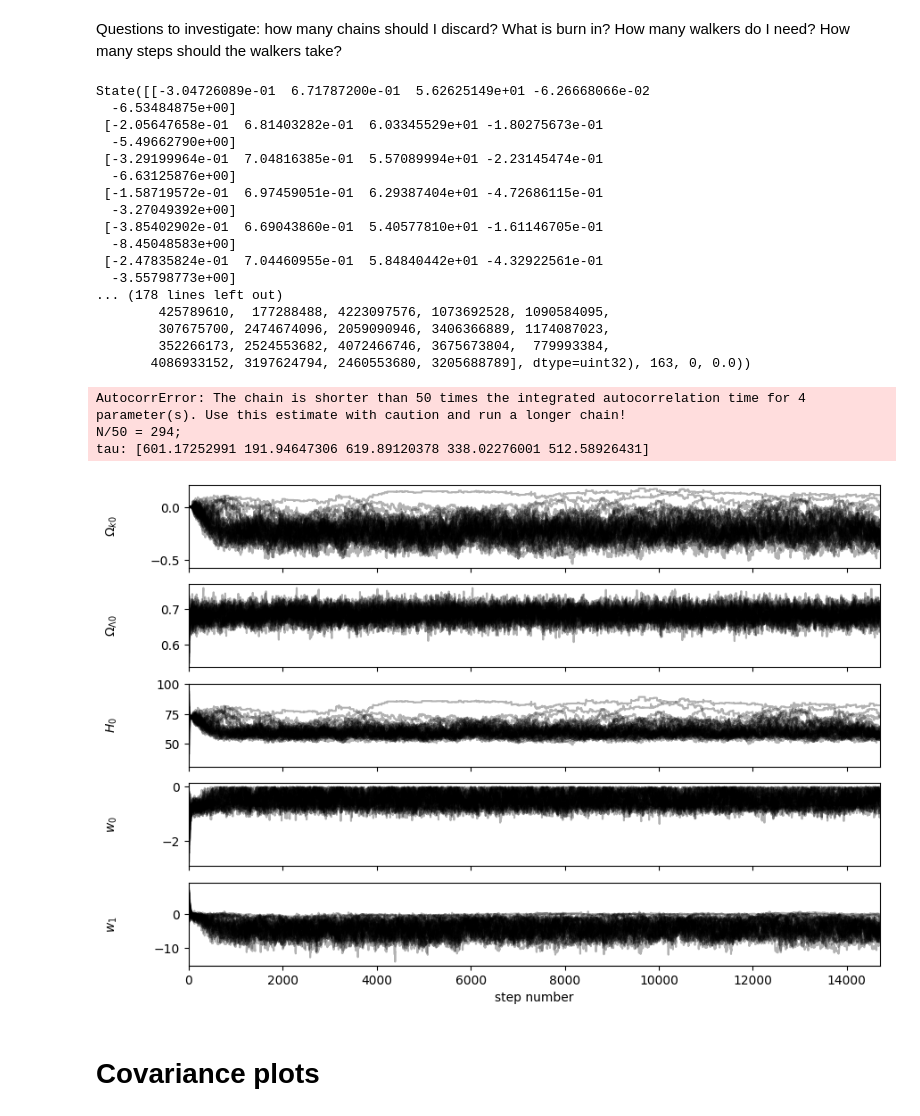
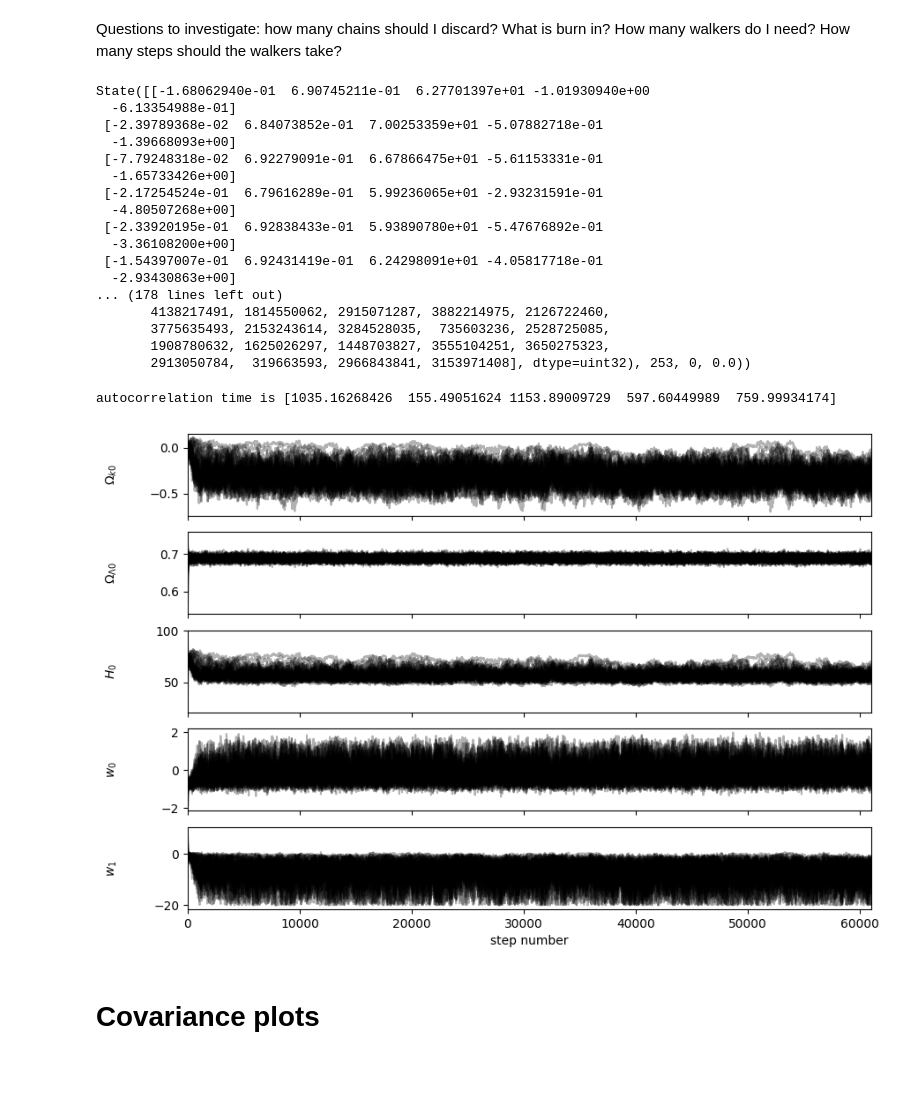
Before and after one commit to LightningMinion/Supernova-Cosmology, a Jupyter notebook: aCDM MCMC.ipynb, the cells around one changed output. Saved outputs shown, nothing was run; the diff lists cells and outputs as text; code cells hidden in the pictures; blank space fills up the shorter version.

```diff
--- a/aCDM MCMC.ipynb
+++ b/aCDM MCMC.ipynb
@@ -86,7 +86,7 @@ omega_DE_stdev_prior = 0.0056
 def log_prior(theta, z):
     omega_k, omega_DE, H0, w0, w1 = theta
     H2 = Friedmann_eq2(z, theta)
-    if not (-1<omega_k<1 and np.all(H2>0) and -3<w0<-0.01 and 20<H0<100 and -20<w1<9):
+    if not (-1<omega_k<1 and np.all(H2>0) and -3<w0<3 and 20<H0<100 and -20<w1<9):
         return -np.inf
     return -0.5*(omega_DE-omega_DE_prior)**2/omega_DE_stdev_prior**2
 
@@ -120,53 +120,51 @@ def log_probability(theta, z, mu, covmatrix_inv):
 # %% [markdown]
 Questions to investigate: how many chains should I discard? What is burn in? How many walkers do I need? How many steps should the walkers take?
 # %%
-nsteps = 5000 #number of steps walkers take
+nsteps = 1000 #number of steps walkers take
 nwalkers, ndim = pos.shape
 sampler = emcee.EnsembleSampler(
     nwalkers, ndim, log_probability, args = (sn_z, sn_mu, covmat_inv)
 )
 sampler.run_mcmc(pos, nsteps, progress = True)
 # %% [output]
-State([[-3.04726089e-01  6.71787200e-01  5.62625149e+01 -6.26668066e-02
-  -6.53484875e+00]
- [-2.05647658e-01  6.81403282e-01  6.03345529e+01 -1.80275673e-01
-  -5.49662790e+00]
- [-3.29199964e-01  7.04816385e-01  5.57089994e+01 -2.23145474e-01
-  -6.63125876e+00]
- [-1.58719572e-01  6.97459051e-01  6.29387404e+01 -4.72686115e-01
-  -3.27049392e+00]
- [-3.85402902e-01  6.69043860e-01  5.40577810e+01 -1.61146705e-01
-  -8.45048583e+00]
- [-2.47835824e-01  7.04460955e-01  5.84840442e+01 -4.32922561e-01
-  -3.55798773e+00]
+State([[-1.68062940e-01  6.90745211e-01  6.27701397e+01 -1.01930940e+00
+  -6.13354988e-01]
+ [-2.39789368e-02  6.84073852e-01  7.00253359e+01 -5.07882718e-01
+  -1.39668093e+00]
+ [-7.79248318e-02  6.92279091e-01  6.67866475e+01 -5.61153331e-01
+  -1.65733426e+00]
+ [-2.17254524e-01  6.79616289e-01  5.99236065e+01 -2.93231591e-01
+  -4.80507268e+00]
+ [-2.33920195e-01  6.92838433e-01  5.93890780e+01 -5.47676892e-01
+  -3.36108200e+00]
+ [-1.54397007e-01  6.92431419e-01  6.24298091e+01 -4.05817718e-01
+  -2.93430863e+00]
 ... (178 lines left out)
-        425789610,  177288488, 4223097576, 1073692528, 1090584095,
-        307675700, 2474674096, 2059090946, 3406366889, 1174087023,
-        352266173, 2524553682, 4072466746, 3675673804,  779993384,
-       4086933152, 3197624794, 2460553680, 3205688789], dtype=uint32), 163, 0, 0.0))
+       4138217491, 1814550062, 2915071287, 3882214975, 2126722460,
+       3775635493, 2153243614, 3284528035,  735603236, 2528725085,
+       1908780632, 1625026297, 1448703827, 3555104251, 3650275323,
+       2913050784,  319663593, 2966843841, 3153971408], dtype=uint32), 253, 0, 0.0))
 # %%
-#sampler.run_mcmc(None, 15000, progress = True)
+sampler.run_mcmc(None, 30000, progress = True)
 ndiscard = 2000 #how many steps at the beginning of the chain to discard
 flat_samples = sampler.get_chain(discard = ndiscard, thin = 15, flat = True)
 
 fig, axes = plt.subplots(nparams, figsize=(10, 7), sharex=True)
 samples = sampler.get_chain()
 labels = ["$Ω_{k0}$", "$Ω_{Λ0}$", "$H_{0}$", "$w_{0}$", "$w_{1}$"]
 for i in range(ndim):
     ax = axes[i]
     ax.plot(samples[:, :, i], "k", alpha=0.3)
     ax.set_xlim(0, len(samples))
     ax.set_ylabel(labels[i])
     ax.yaxis.set_label_coords(-0.1, 0.5)
 
 axes[-1].set_xlabel("step number");
 plt.savefig("walkers_aCDM.png")
 print(f"autocorrelation time is {sampler.get_autocorr_time()}")
 # %% [output]
-AutocorrError: The chain is shorter than 50 times the integrated autocorrelation time for 4 parameter(s). Use this estimate with caution and run a longer chain!
-N/50 = 294;
-tau: [601.17252991 191.94647306 619.89120378 338.02276001 512.58926431]
+autocorrelation time is [1035.16268426  155.49051624 1153.89009729  597.60449989  759.99934174]
-[figure, old version]
+[figure, new version]
 # %% [markdown]
 # Covariance plots
 # %%
```
Also changed, not shown: parts of 3 cells of this notebook, 27 other files.
